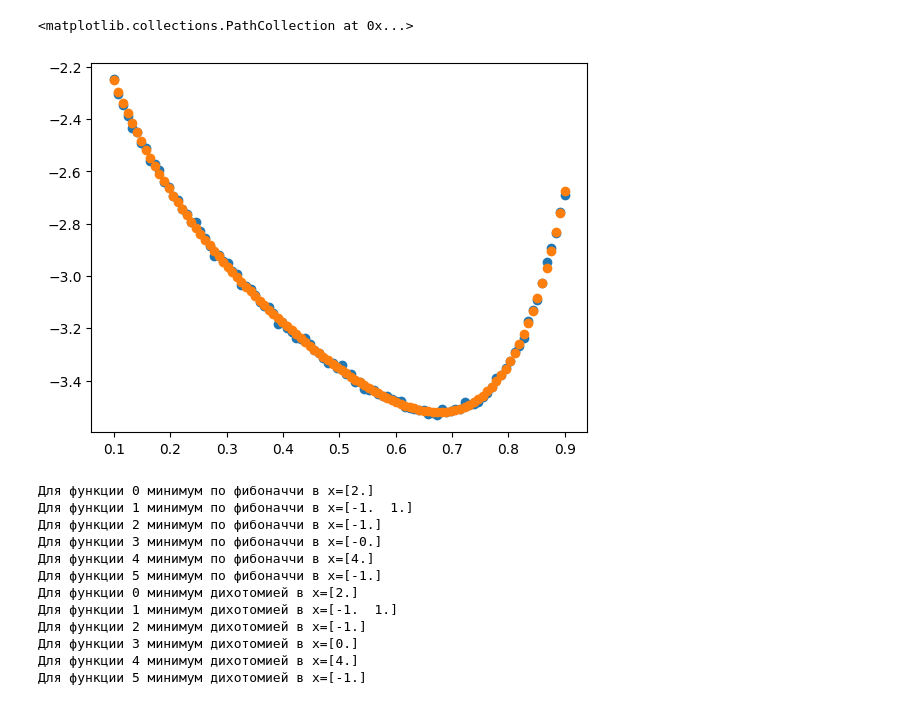
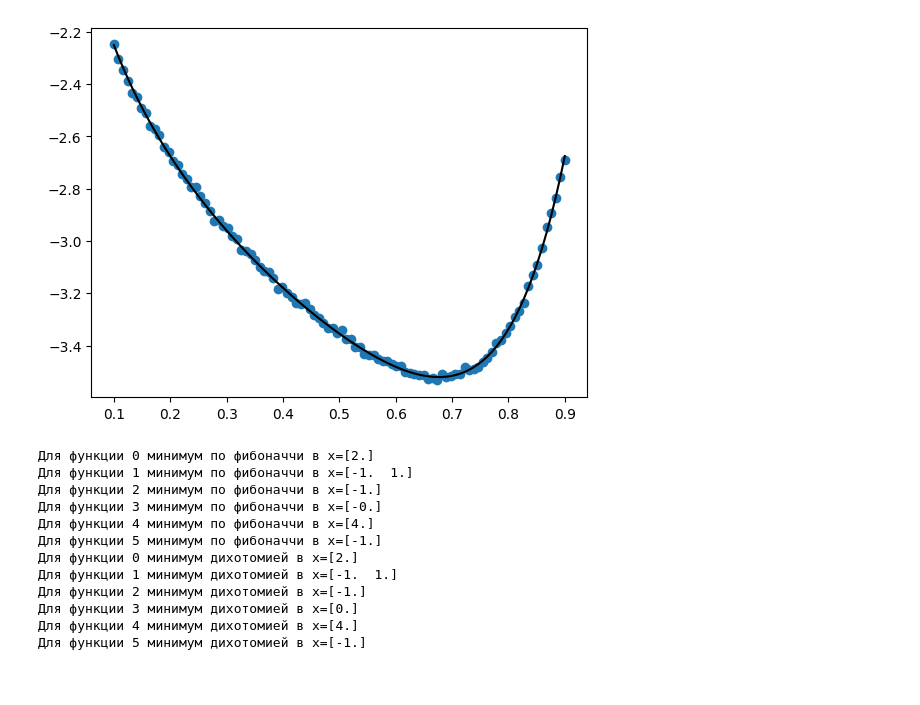
Before and after one commit to averageX56/vichmaty, a Jupyter notebook: dz6.ipynb, the cells around one changed output. Saved outputs shown, nothing was run; the diff lists cells and outputs as text; code cells hidden in the pictures.

```diff
--- a/dz6.ipynb
+++ b/dz6.ipynb
@@ -56,24 +56,24 @@ y_norm = np.array((y - y_mean) / abs(np.max(y)))
 # %%
 from scipy.optimize import minimize
 
 def model_func(x, w1, w2, w3, w4):
     return w1 * x**(w2) + w3 * x**(w4)
 
 def RMSE(params, x, y_true):
     w1, w2, w3, w4 = params
     y_pred = model_func(x, w1, w2, w3, w4)
     return np.sqrt(np.mean((y_true - y_pred)**2))
 
-initial_guess = [-1,-2,3,4]
+initial_guess = [-1, -2, 3, 4]
 result = minimize(RMSE, initial_guess, args=(x, y),
                   method='BFGS')
 w = result.x
 
 plt.scatter(x, y)
-plt.scatter(x, model_func(x, w[0], w[1], w[2], w[3]))
+plt.plot(x, model_func(x, w[0], w[1], w[2], w[3]), c='k')
+plt.show()
 # %% [output]
-<matplotlib.collections.PathCollection at 0x...>
-[figure, old version]
+[figure, new version]
 # %%
 def fibonacci_sequence(n):
     if n <= 0:
```
Also changed, not shown: parts of 5 cells of this notebook, 12 other files.
